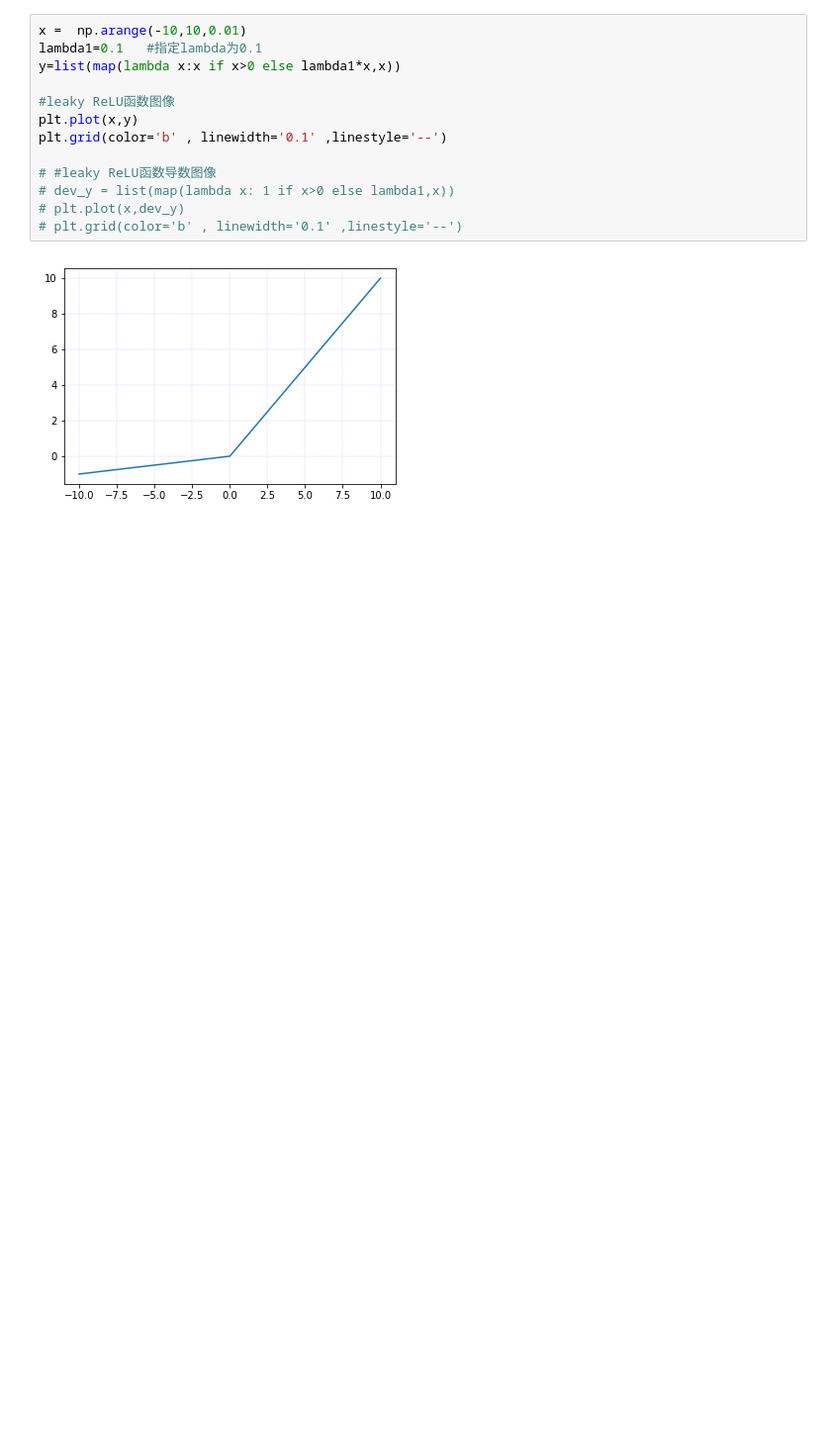
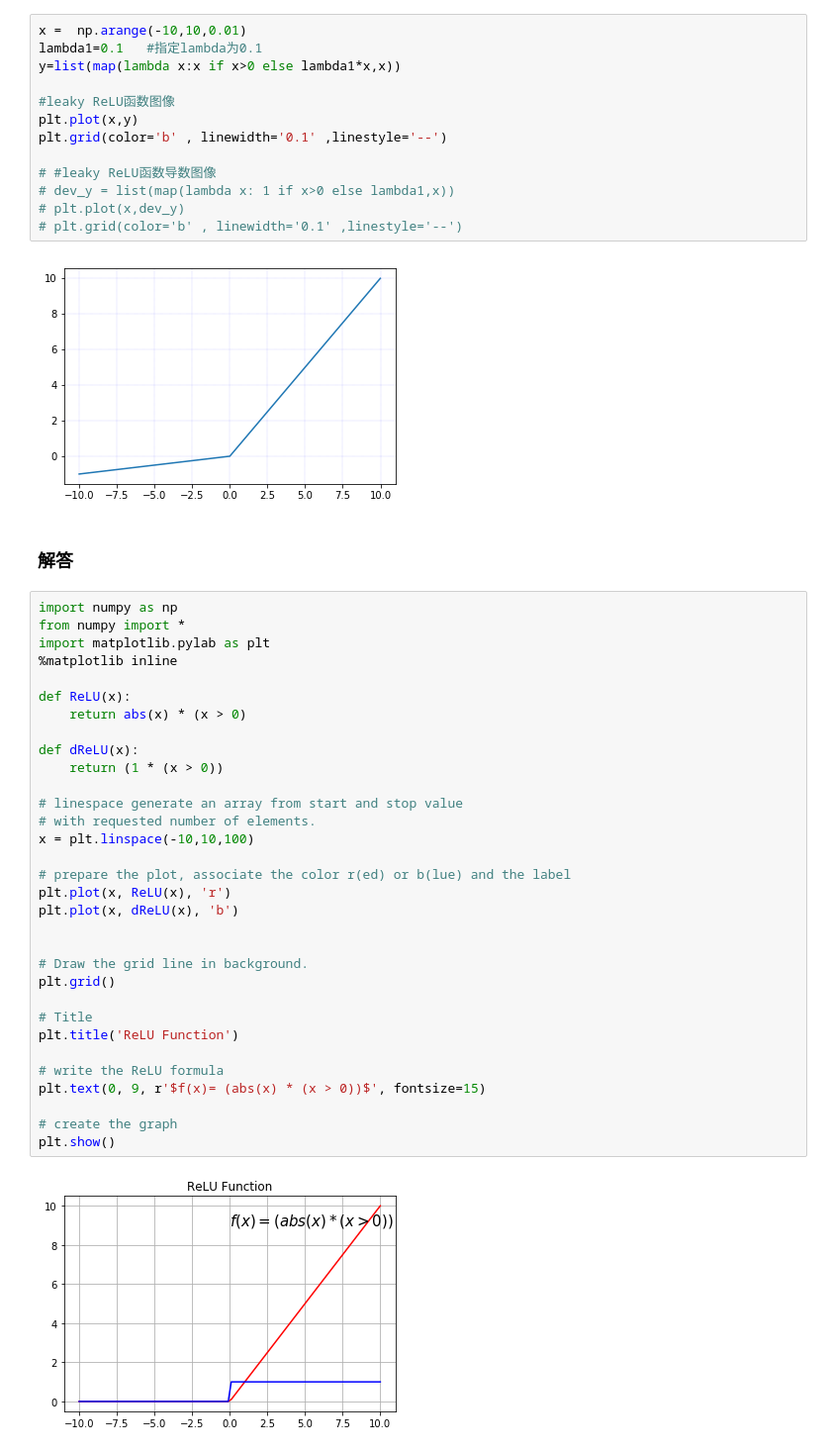
Before and after one commit to Noraaxx/2nd-ML100Days, a Jupyter notebook: homework/Day_072-Activation_function_HW.ipynb, the cells around one changed output. Shown at 99% size. Cells and saved outputs as stored; diff of their text form; blank space fills up the shorter version.

```diff
--- a/homework/Day_072-Activation_function_HW.ipynb
+++ b/homework/Day_072-Activation_function_HW.ipynb
@@ -42,3 +42,39 @@ plt.grid(color='b' , linewidth='0.1' ,linestyle='--')
 # plt.grid(color='b' , linewidth='0.1' ,linestyle='--')
 # %% [output]
 [figure]
+# %% [markdown]
+### 解答
+# %%
+import numpy as np
+from numpy import *
+import matplotlib.pylab as plt
+%matplotlib inline
+
+def ReLU(x):
+    return abs(x) * (x > 0)
+
+def dReLU(x):
+    return (1 * (x > 0))
+
+# linespace generate an array from start and stop value
+# with requested number of elements.
+x = plt.linspace(-10,10,100)
+
+# prepare the plot, associate the color r(ed) or b(lue) and the label
+plt.plot(x, ReLU(x), 'r')
+plt.plot(x, dReLU(x), 'b')
+
+
+# Draw the grid line in background.
+plt.grid()
+
+# Title
+plt.title('ReLU Function')
+
+# write the ReLU formula
+plt.text(0, 9, r'$f(x)= (abs(x) * (x > 0))$', fontsize=15)
+
+# create the graph
+plt.show()
+# %% [output]
+[figure, added]
```
